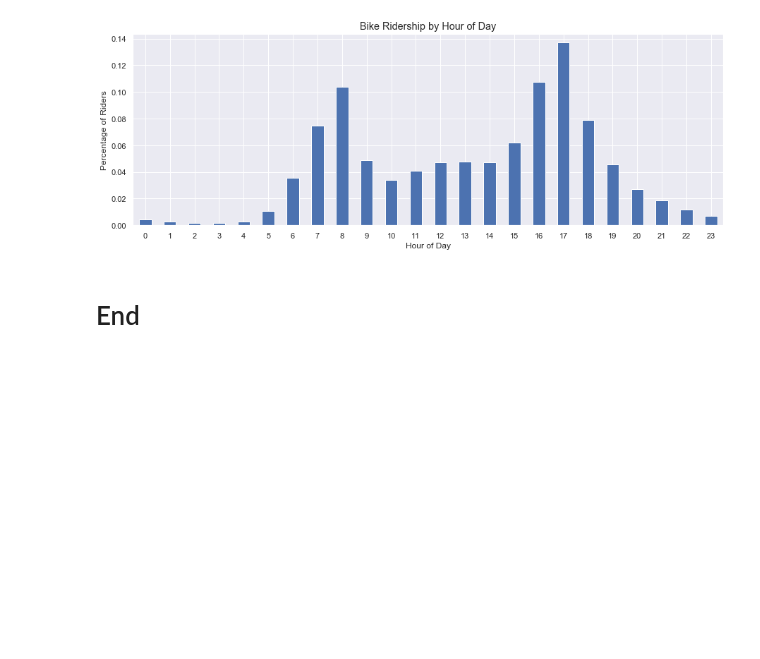
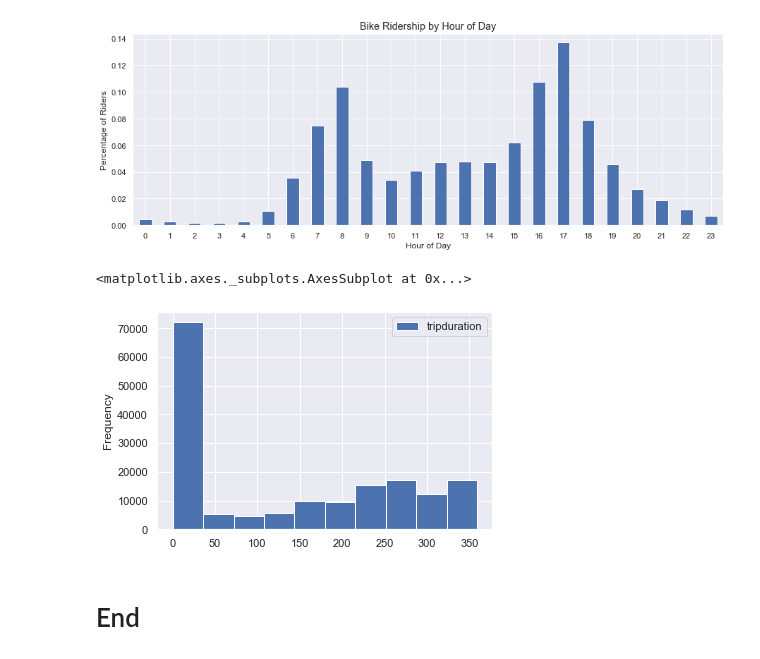
Before and after one commit to paulzuradzki/intro-pandas, a Jupyter notebook: pandas-intro-part-2.ipynb, the cells around one changed output. Drawn from its saved outputs; the diff is of its cells as text; code cells hidden in the pictures; blank space fills up the shorter version.

```diff
--- a/pandas-intro-part-2.ipynb
+++ b/pandas-intro-part-2.ipynb
@@ -889,2 +947,8 @@ Remainder of this notebook is still being constructed.
 # %% [markdown]
 # Rolling / window functions and lead/lag shift
+# %%
+# use groupby().cumcount()+1 to create "within group" identifiers
+
+divvy = divvy.sort_values(by=['bikeid', 'start_time'], ascending=[True, True])
+divvy['bike_trip_id'] = divvy.groupby(['bikeid']).cumcount()+1
+divvy[['bikeid', 'start_time', 'bike_trip_id']].head(100)
@@ -913,5 +1017,11 @@ plt.xticks(rotation='horizontal')
         17, 18, 19, 20, 21, 22, 23]),
  <a list of 24 Text xticklabel objects>)
 [figure]
+# %%
+# of the trips less than 180 minutes (3 hours; remove outliers and maybe missing bikes), what does the distribution look like?
+divvy[['tripduration']].query("tripduration <= 360").plot(kind='hist')
+# %% [output]
+<matplotlib.axes._subplots.AxesSubplot at 0x...>
+[figure, added]
 # %% [markdown]
 # End
```
Also changed, not shown: parts of 22 cells of this notebook.
